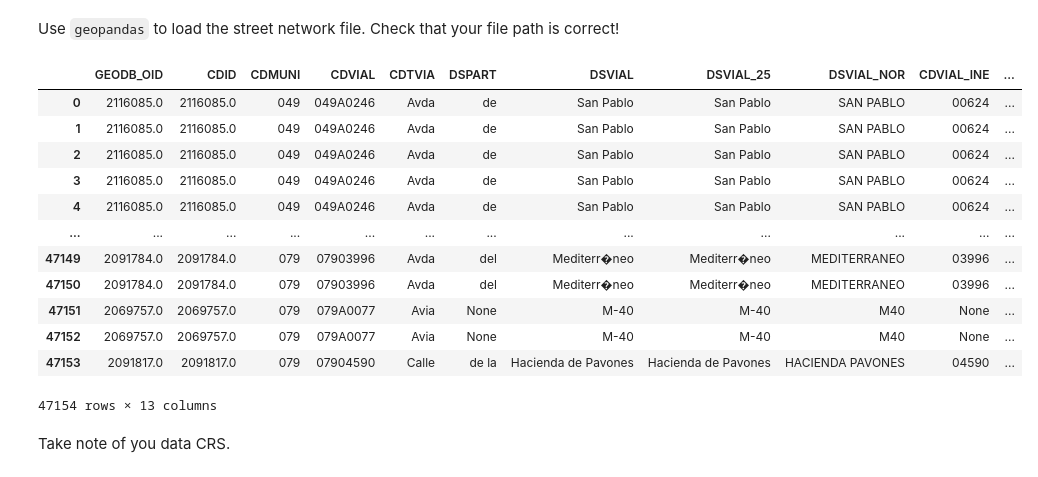
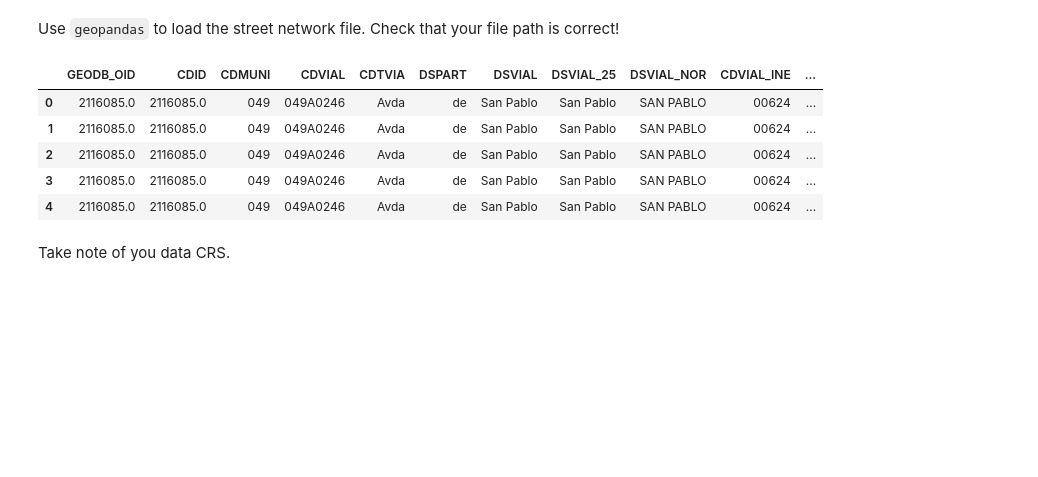
Before and after one commit to benchmark-urbanism/cityseer-examples, a Jupyter notebook: recipes/networks/network_from_streets.ipynb, the cells around one changed output. Saved outputs shown, nothing was run; the diff lists cells and outputs as text; code cells hidden in the pictures; blank space fills up the shorter version.

```diff
--- a/recipes/networks/network_from_streets.ipynb
+++ b/recipes/networks/network_from_streets.ipynb
@@ -11,21 +11,14 @@ from cityseer.tools import io, plot
 Use `geopandas` to load the street network file. Check that your file path is correct!
 # %%
 streets_gpd = gpd.read_file("data/madrid_streets/street_network.gpkg")
-streets_gpd
+streets_gpd.head()
 # %% [output]
 |  | GEODB_OID | CDID | CDMUNI | CDVIAL | CDTVIA | DSPART | DSVIAL | DSVIAL_25 | DSVIAL_NOR | CDVIAL_INE | ... |
 | 0 | 2116085.0 | 2116085.0 | 049 | 049A0246 | Avda | de | San Pablo | San Pablo | SAN PABLO | 00624 | ... |
 | 1 | 2116085.0 | 2116085.0 | 049 | 049A0246 | Avda | de | San Pablo | San Pablo | SAN PABLO | 00624 | ... |
 | 2 | 2116085.0 | 2116085.0 | 049 | 049A0246 | Avda | de | San Pablo | San Pablo | SAN PABLO | 00624 | ... |
 | 3 | 2116085.0 | 2116085.0 | 049 | 049A0246 | Avda | de | San Pablo | San Pablo | SAN PABLO | 00624 | ... |
 | 4 | 2116085.0 | 2116085.0 | 049 | 049A0246 | Avda | de | San Pablo | San Pablo | SAN PABLO | 00624 | ... |
-| ... | ... | ... | ... | ... | ... | ... | ... | ... | ... | ... | ... |
-| 47149 | 2091784.0 | 2091784.0 | 079 | 07903996 | Avda | del | Mediterr�neo | Mediterr�neo | MEDITERRANEO | 03996 | ... |
-| 47150 | 2091784.0 | 2091784.0 | 079 | 07903996 | Avda | del | Mediterr�neo | Mediterr�neo | MEDITERRANEO | 03996 | ... |
-| 47151 | 2069757.0 | 2069757.0 | 079 | 079A0077 | Avia | None | M-40 | M-40 | M40 | None | ... |
-| 47152 | 2069757.0 | 2069757.0 | 079 | 079A0077 | Avia | None | M-40 | M-40 | M40 | None | ... |
-| 47153 | 2091817.0 | 2091817.0 | 079 | 07904590 | Calle | de la | Hacienda de Pavones | Hacienda de Pavones | HACIENDA PAVONES | 04590 | ... |
-47154 rows × 13 columns
 # %% [markdown]
 Take note of you data CRS.
 # %%
```
Also changed, not shown: parts of 2 cells of this notebook, 19 other files.
